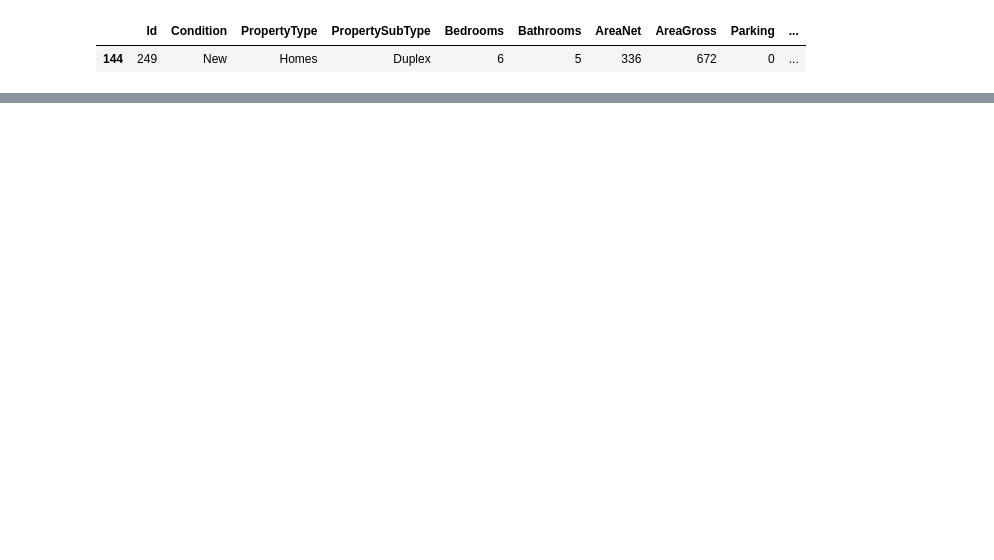
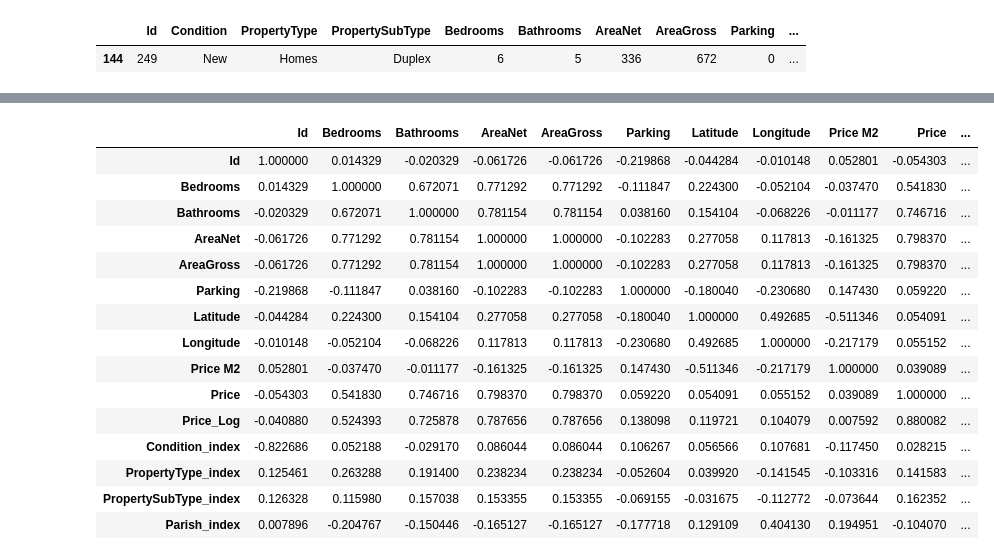
Before and after one commit to Rafabro8500/Data_Science_Fundamentals, a Jupyter notebook: Project - Lisbon House Prices.ipynb, the cells around one changed output, grey strips where cells are left out. Cells and saved outputs as stored; diff of their text form; code cells hidden in the pictures; blank space fills up the shorter version.

```diff
--- a/Project - Lisbon House Prices.ipynb
+++ b/Project - Lisbon House Prices.ipynb
@@ -307,0 +414,20 @@ df.get(df.Price == df.Price.max())
+# %%
+corr= df.corr(method='pearson')
+corr.style.background_gradient(cmap='Reds', axis=0)
+# %% [output]
+|  | Id | Bedrooms | Bathrooms | AreaNet | AreaGross | Parking | Latitude | Longitude | Price M2 | Price | ... |
+| Id | 1.000000 | 0.014329 | -0.020329 | -0.061726 | -0.061726 | -0.219868 | -0.044284 | -0.010148 | 0.052801 | -0.054303 | ... |
+| Bedrooms | 0.014329 | 1.000000 | 0.672071 | 0.771292 | 0.771292 | -0.111847 | 0.224300 | -0.052104 | -0.037470 | 0.541830 | ... |
+| Bathrooms | -0.020329 | 0.672071 | 1.000000 | 0.781154 | 0.781154 | 0.038160 | 0.154104 | -0.068226 | -0.011177 | 0.746716 | ... |
+| AreaNet | -0.061726 | 0.771292 | 0.781154 | 1.000000 | 1.000000 | -0.102283 | 0.277058 | 0.117813 | -0.161325 | 0.798370 | ... |
+| AreaGross | -0.061726 | 0.771292 | 0.781154 | 1.000000 | 1.000000 | -0.102283 | 0.277058 | 0.117813 | -0.161325 | 0.798370 | ... |
+| Parking | -0.219868 | -0.111847 | 0.038160 | -0.102283 | -0.102283 | 1.000000 | -0.180040 | -0.230680 | 0.147430 | 0.059220 | ... |
+| Latitude | -0.044284 | 0.224300 | 0.154104 | 0.277058 | 0.277058 | -0.180040 | 1.000000 | 0.492685 | -0.511346 | 0.054091 | ... |
+| Longitude | -0.010148 | -0.052104 | -0.068226 | 0.117813 | 0.117813 | -0.230680 | 0.492685 | 1.000000 | -0.217179 | 0.055152 | ... |
+| Price M2 | 0.052801 | -0.037470 | -0.011177 | -0.161325 | -0.161325 | 0.147430 | -0.511346 | -0.217179 | 1.000000 | 0.039089 | ... |
+| Price | -0.054303 | 0.541830 | 0.746716 | 0.798370 | 0.798370 | 0.059220 | 0.054091 | 0.055152 | 0.039089 | 1.000000 | ... |
+| Price_Log | -0.040880 | 0.524393 | 0.725878 | 0.787656 | 0.787656 | 0.138098 | 0.119721 | 0.104079 | 0.007592 | 0.880082 | ... |
+| Condition_index | -0.822686 | 0.052188 | -0.029170 | 0.086044 | 0.086044 | 0.106267 | 0.056566 | 0.107681 | -0.117450 | 0.028215 | ... |
+| PropertyType_index | 0.125461 | 0.263288 | 0.191400 | 0.238234 | 0.238234 | -0.052604 | 0.039920 | -0.141545 | -0.103316 | 0.141583 | ... |
+| PropertySubType_index | 0.126328 | 0.115980 | 0.157038 | 0.153355 | 0.153355 | -0.069155 | -0.031675 | -0.112772 | -0.073644 | 0.162352 | ... |
+| Parish_index | 0.007896 | -0.204767 | -0.150446 | -0.165127 | -0.165127 | -0.177718 | 0.129109 | 0.404130 | 0.194951 | -0.104070 | ... |
```
Also changed, not shown: parts of 18 cells of this notebook.
